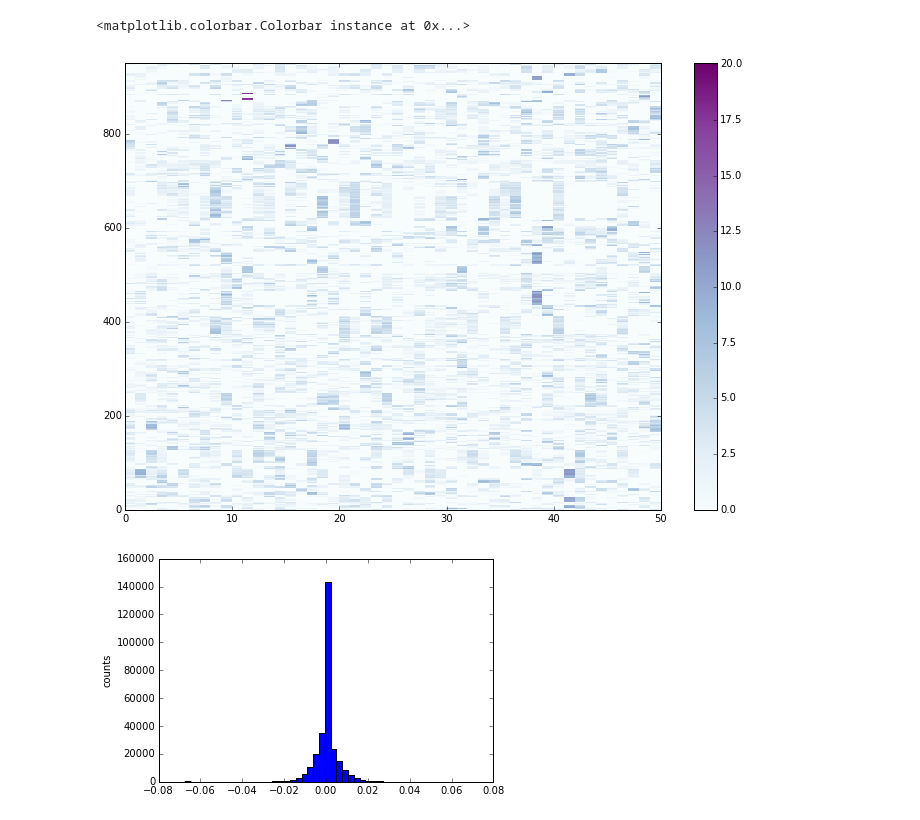
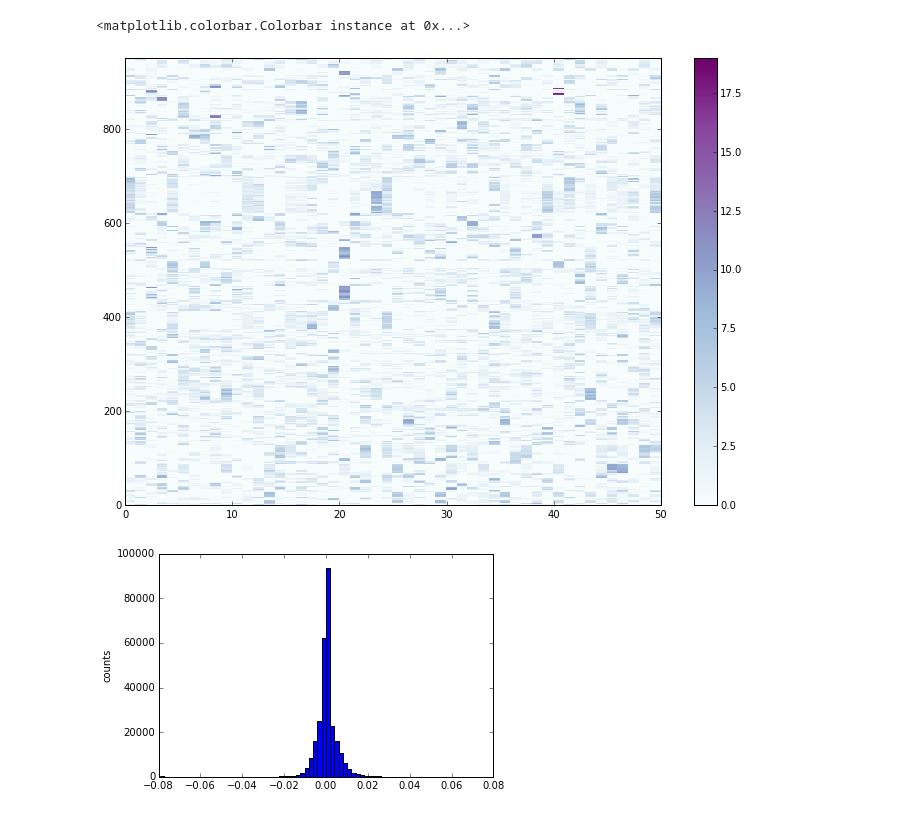
Before and after one commit to Thru-Echoes/structure-gene-discovery, a Jupyter notebook: pseudomonas/pseudomonas.ipynb, the cells around one changed output. Cells and saved outputs as stored; diff of their text form; code cells hidden in the pictures.

Commit message:
lots of pseudomonas

```diff
--- a/pseudomonas/pseudomonas.ipynb
+++ b/pseudomonas/pseudomonas.ipynb
@@ -17,5 +20,5 @@ import matplotlib.pyplot as plt
 # %%
-raw = pd.DataFrame.from_csv('data/pseudomonas.tsv', sep='\t').transpose()
+raw = pd.DataFrame.from_csv('../data/pseudomonas.tsv', sep='\t').transpose()
 # %%
 y = np.array(raw)
 for i in range(raw.shape[0]):
@@ -25,6 +28,7 @@ x = preprocessing.scale(y)
 ae = Sequential()
 ae.add(Dense(50, input_dim=x.shape[1], W_regularizer=l2(.0000001), activity_regularizer=activity_l2(.000001)))
 ae.add(Activation('relu'))
+ae.add(Dropout(.1))
 ae.add(Dense(x.shape[1], W_regularizer=l1(.000001)))
 ae.add(Activation('softmax'))
 ae.compile(optimizer=Adagrad(), loss='categorical_crossentropy')
@@ -81,13 +87,13 @@ ax.margins(0,0)
 fig.colorbar(h)
 # %% [output]
 <matplotlib.colorbar.Colorbar instance at 0x...>
-[figure, old version]
+[figure, new version]
 # %%
 weights = ae.get_weights()[2].flatten()
-plt.hist(weights, normed=False, bins=50)
+plt.hist(weights, normed=False, bins=75)
 plt.ylabel('counts');
 # %% [output]
-[figure, old version]
+[figure, new version]
 # %%
 import palettable as pal
 cmap=pal.colorbrewer.diverging.PRGn_11.get_mpl_colormap()
```
Also changed, not shown: parts of 14 cells of this notebook, 4 other files.
